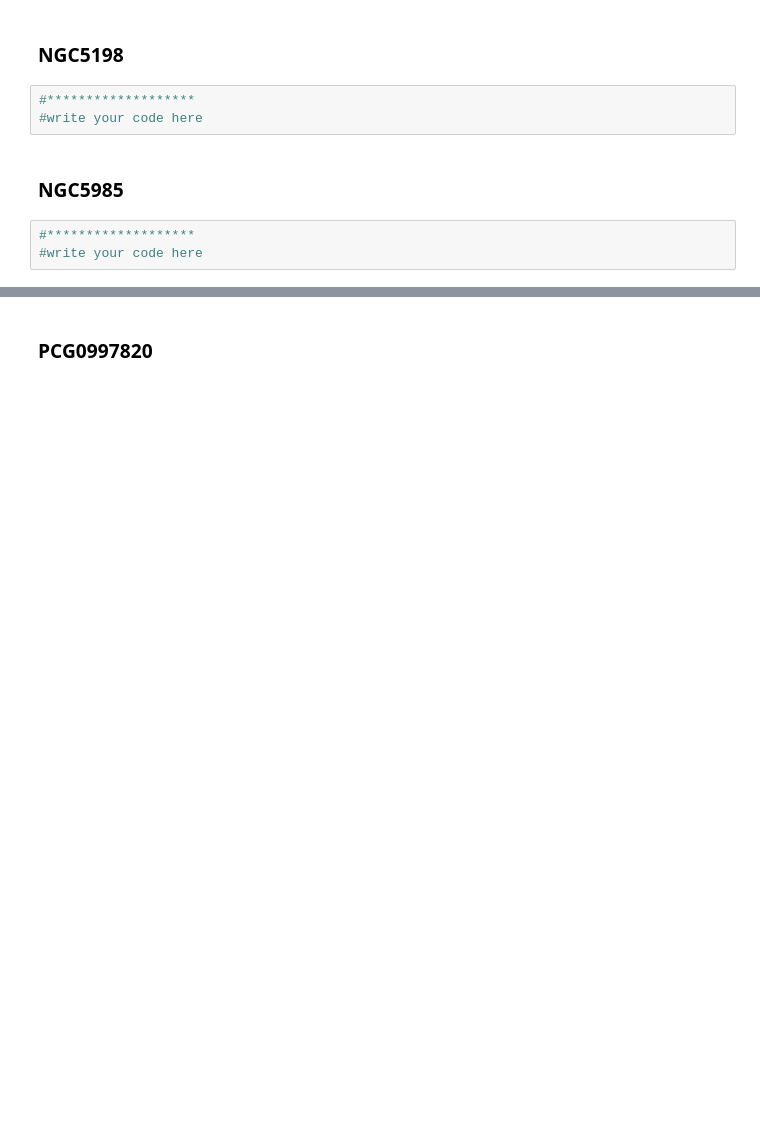
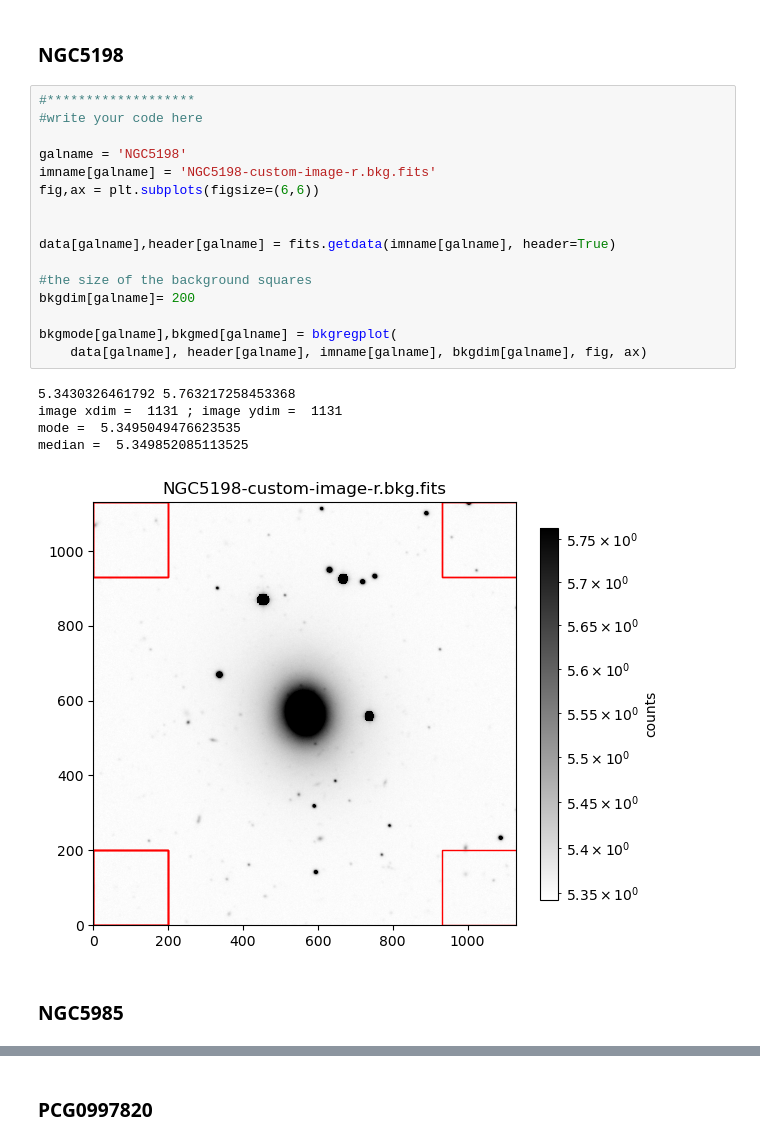
Before and after one commit to bdunne21203/SurfacePhotometry_student, a Jupyter notebook: surface_photometry_student.ipynb, the cells around one changed output, grey strips where cells are left out. Drawn from its saved outputs; the diff is of its cells as text; blank space fills up the shorter version.

```diff
--- a/surface_photometry_student.ipynb
+++ b/surface_photometry_student.ipynb
@@ -208,10 +218,26 @@ bkgmode[galname],bkgmed[galname] = bkgregplot(
 # %% [markdown]
 ### NGC5198
-# %%
-#*******************
-#write your code here
+# %%
+#*******************
+#write your code here
+
+galname = 'NGC5198'
+imname[galname] = 'NGC5198-custom-image-r.bkg.fits'
+fig,ax = plt.subplots(figsize=(6,6))
+
+
+data[galname],header[galname] = fits.getdata(imname[galname], header=True)
+
+#the size of the background squares
+bkgdim[galname]= 200
+
+bkgmode[galname],bkgmed[galname] = bkgregplot(
+    data[galname], header[galname], imname[galname], bkgdim[galname], fig, ax)
+# %% [output]
+5.3430326461792 5.763217258453368
+image xdim =  1131 ; image ydim =  1131
+mode =  5.3495049476623535
+median =  5.349852085113525
+[figure, added]
 # %% [markdown]
 ### NGC5985
-# %%
-#*******************
-#write your code here
```
Also changed, not shown: parts of 27 cells of this notebook.
